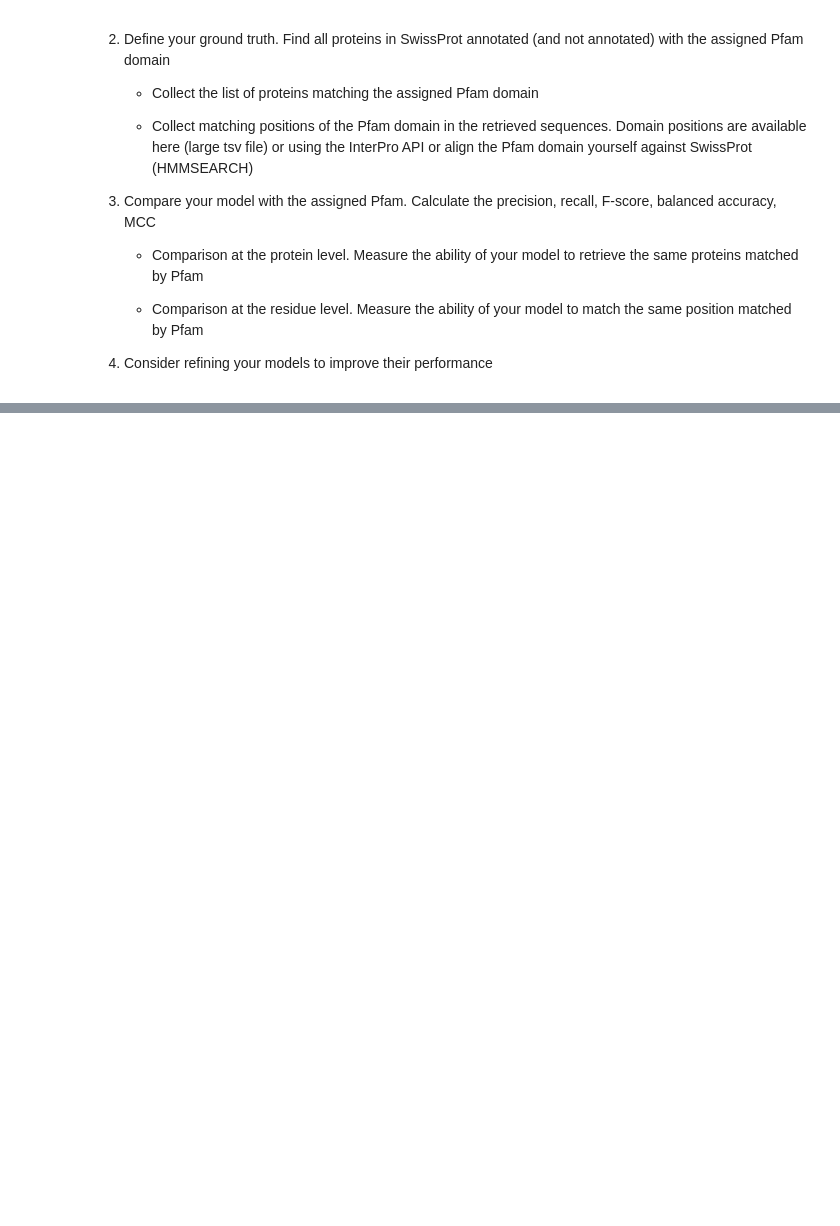
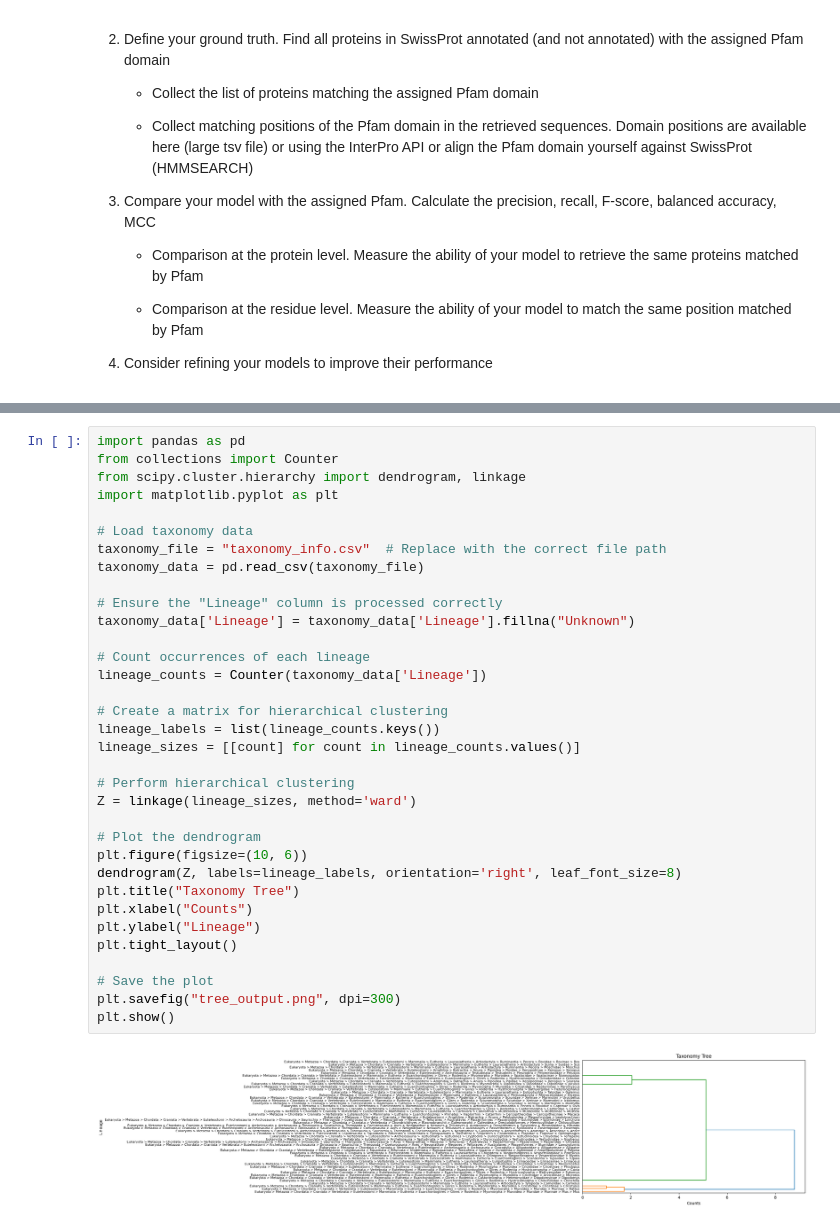
Before and after one commit to Albi1999/Protein_Domain_Family_Characterization, a Jupyter notebook: BD_Project_notebook.ipynb, the cells around one changed output, grey strips where cells are left out. Drawn from its saved outputs; the diff is of its cells as text; blank space fills up the shorter version.

Commit message:
Taxonomy task

```diff
--- a/BD_Project_notebook.ipynb
+++ b/BD_Project_notebook.ipynb
@@ -323 +333,37 @@ SwissProt.
+# %%
+import pandas as pd
+from collections import Counter
+from scipy.cluster.hierarchy import dendrogram, linkage
+import matplotlib.pyplot as plt
+
+# Load taxonomy data
+taxonomy_file = "taxonomy_info.csv"  # Replace with the correct file path
+taxonomy_data = pd.read_csv(taxonomy_file)
+
+# Ensure the "Lineage" column is processed correctly
+taxonomy_data['Lineage'] = taxonomy_data['Lineage'].fillna("Unknown")
+
+# Count occurrences of each lineage
+lineage_counts = Counter(taxonomy_data['Lineage'])
+
+# Create a matrix for hierarchical clustering
+lineage_labels = list(lineage_counts.keys())
+lineage_sizes = [[count] for count in lineage_counts.values()]
+
+# Perform hierarchical clustering
+Z = linkage(lineage_sizes, method='ward')
+
+# Plot the dendrogram
+plt.figure(figsize=(10, 6))
+dendrogram(Z, labels=lineage_labels, orientation='right', leaf_font_size=8)
+plt.title("Taxonomy Tree")
+plt.xlabel("Counts")
+plt.ylabel("Lineage")
+plt.tight_layout()
+
+# Save the plot
+plt.savefig("tree_output.png", dpi=300)
+plt.show()
+# %% [output]
+[figure, added]
 # %% [markdown]
```
Also changed, not shown: parts of 4 cells of this notebook, 13 other files.
